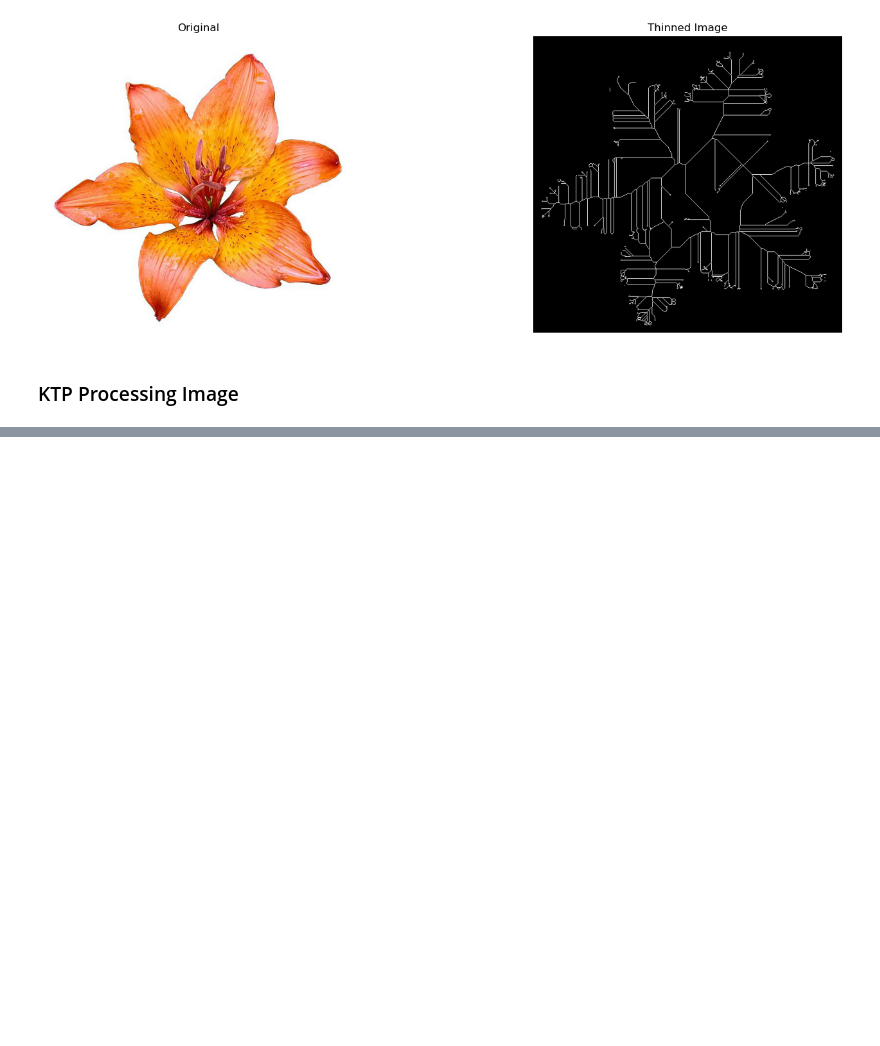
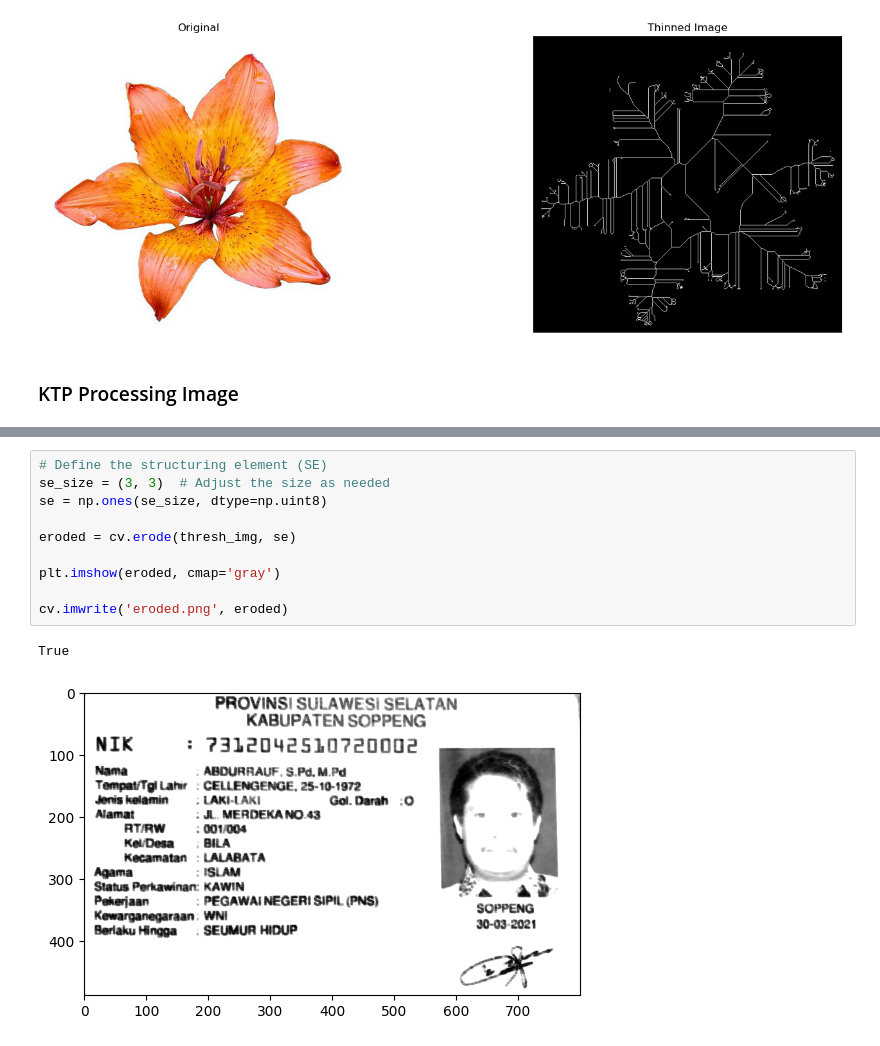
Before and after one commit to ilhamydn17/PCVK_Ganjil_2023, a Jupyter notebook: PCVK_Week_09.ipynb, the cells around one changed output, grey strips where cells are left out. Saved outputs shown, nothing was run; the diff lists cells and outputs as text; blank space fills up the shorter version.

```diff
--- a/PCVK_Week_09.ipynb
+++ b/PCVK_Week_09.ipynb
@@ -557,0 +575,13 @@ ax2.imshow(thinned_image, cmap='gray')
+# %%
+# Define the structuring element (SE)
+se_size = (3, 3)  # Adjust the size as needed
+se = np.ones(se_size, dtype=np.uint8)
+
+eroded = cv.erode(thresh_img, se)
+
+plt.imshow(eroded, cmap='gray')
+
+cv.imwrite('eroded.png', eroded)
+# %% [output]
+True
+[figure, added]
```
Also changed, not shown: parts of 14 cells of this notebook.
